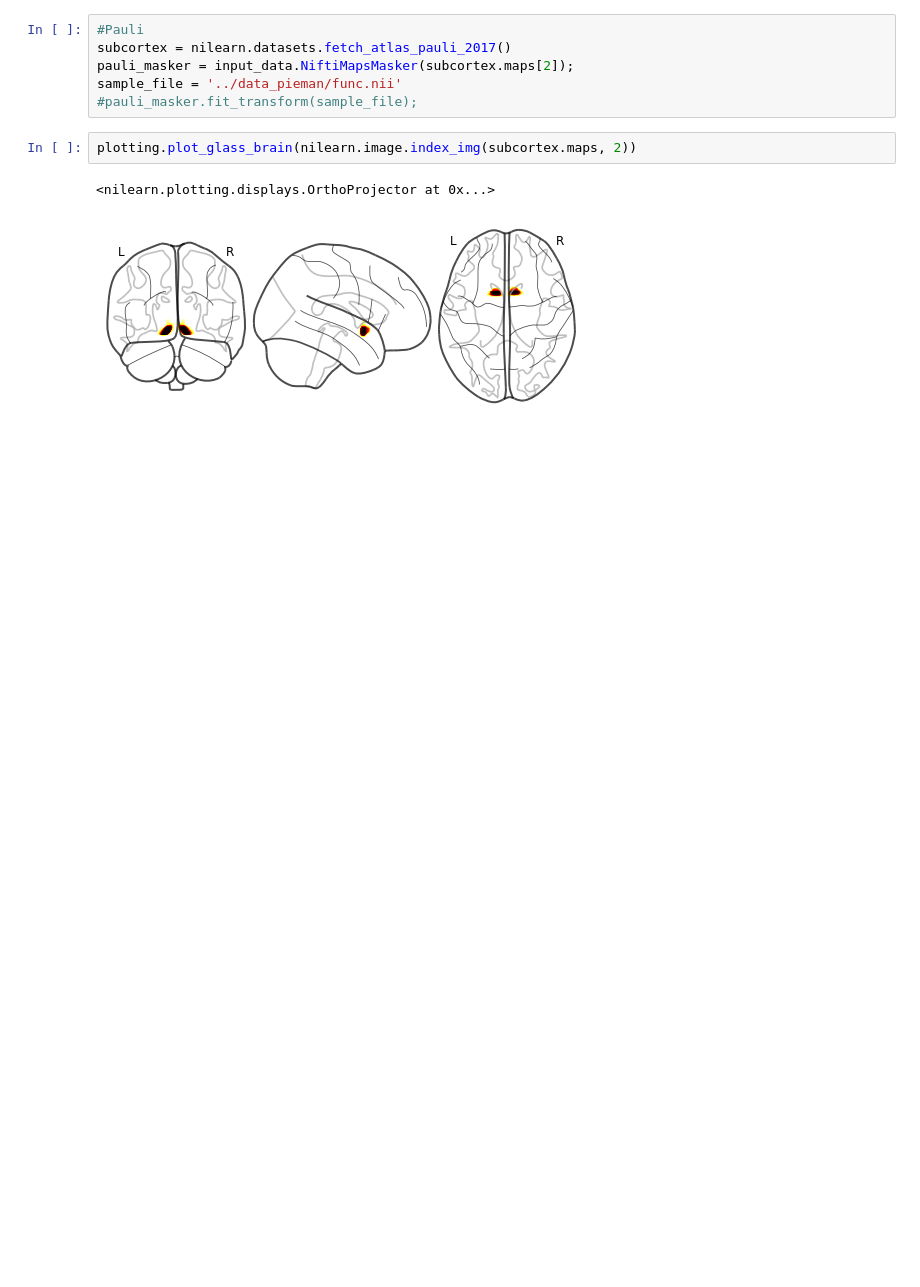
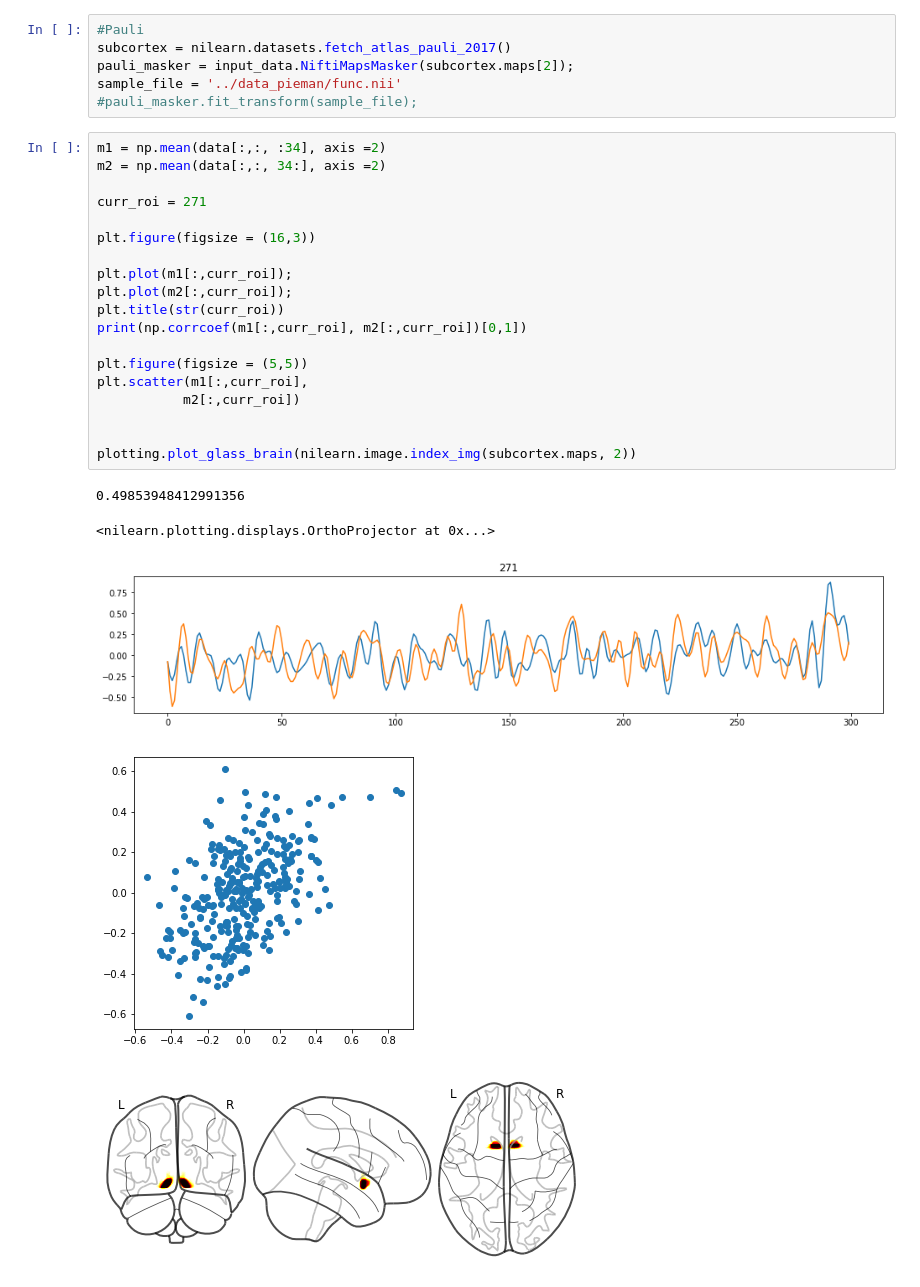
Before and after one commit to nomcomm/narratives_pieman, a Jupyter notebook: scripts/02_ISC_Pieman.ipynb, the cells around one changed output. Saved outputs shown, nothing was run; the diff lists cells and outputs as text; blank space fills up the shorter version.

```diff
--- a/scripts/02_ISC_Pieman.ipynb
+++ b/scripts/02_ISC_Pieman.ipynb
@@ -98,8 +125,28 @@ subcortex = nilearn.datasets.fetch_atlas_pauli_2017()
 pauli_masker = input_data.NiftiMapsMasker(subcortex.maps[2]);
 sample_file = '../data_pieman/func.nii'
 #pauli_masker.fit_transform(sample_file);
-# %%
-plotting.plot_glass_brain(nilearn.image.index_img(subcortex.maps, 2))
-# %% [output]
-<nilearn.plotting.displays.OrthoProjector at 0x...>
-[figure, removed]
+# %%
+m1 = np.mean(data[:,:, :34], axis =2)
+m2 = np.mean(data[:,:, 34:], axis =2)
+
+curr_roi = 271
+
+plt.figure(figsize = (16,3))
+
+plt.plot(m1[:,curr_roi]);
+plt.plot(m2[:,curr_roi]);
+plt.title(str(curr_roi))
+print(np.corrcoef(m1[:,curr_roi], m2[:,curr_roi])[0,1])
+
+plt.figure(figsize = (5,5))
+plt.scatter(m1[:,curr_roi],
+           m2[:,curr_roi])
+
+
+plotting.plot_glass_brain(nilearn.image.index_img(subcortex.maps, 2))
+# %% [output]
+0.49853948412991356
+<nilearn.plotting.displays.OrthoProjector at 0x...>
+[figure, added]
+[figure, added]
+[figure, added]
```
Also changed, not shown: parts of 10 cells of this notebook, 10 other files.
